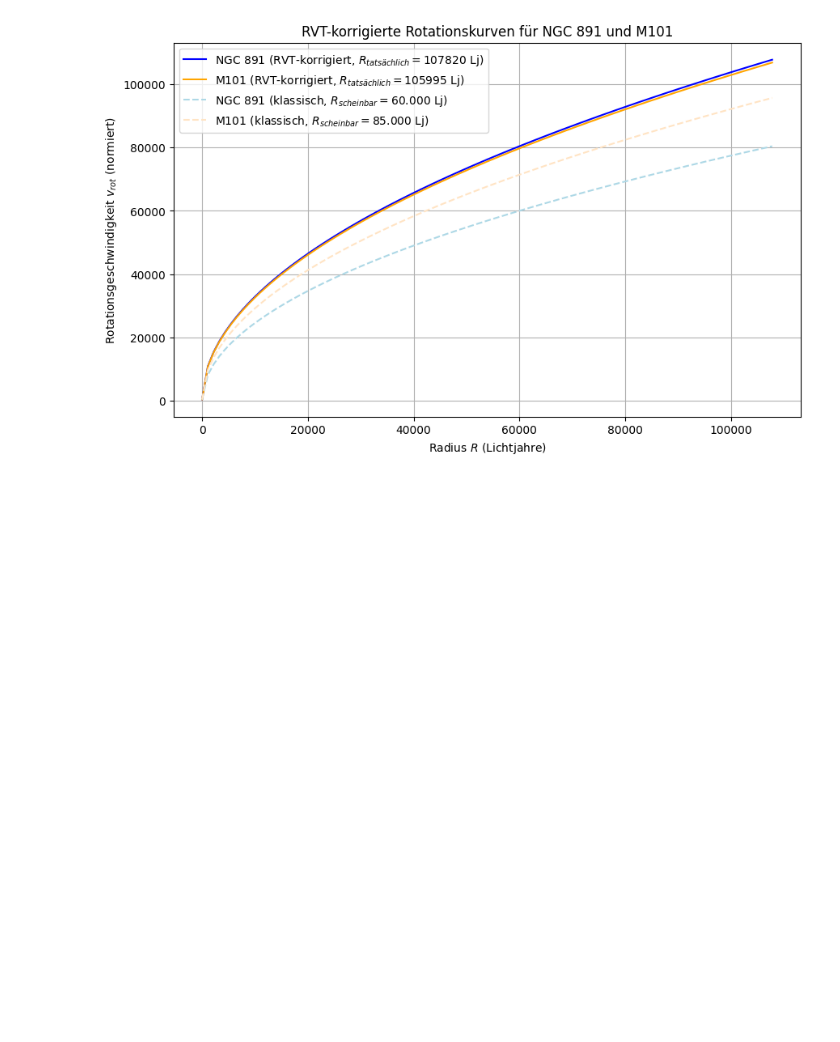
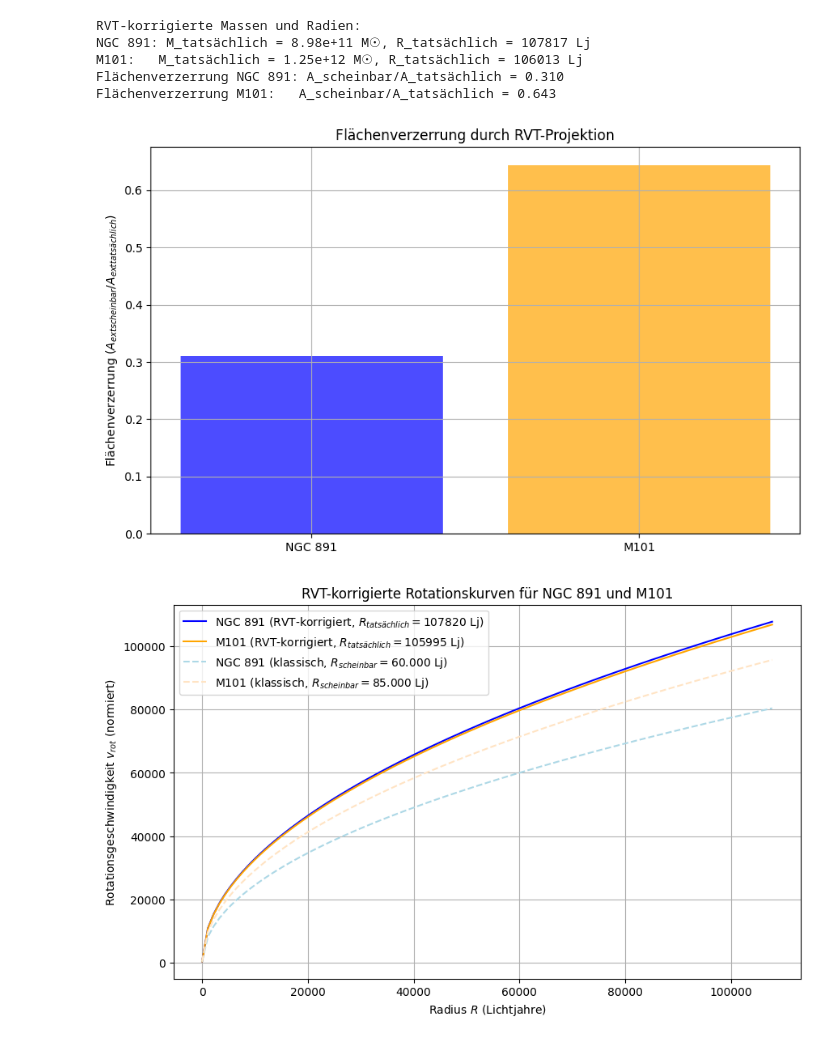
Before and after one commit to Kratzramanis/RVT-Verification, a Jupyter notebook: hammer.ipynb, the cells around one changed output. Saved outputs shown, nothing was run; the diff lists cells and outputs as text; code cells hidden in the pictures; blank space fills up the shorter version.

```diff
--- a/hammer.ipynb
+++ b/hammer.ipynb
@@ -55,3 +3,60 @@ plt.show()
+# %%
+import numpy as np
+import matplotlib.pyplot as plt
+
+# RVT-Boost-Faktor als Funktion des Inklinationswinkels
+def rvt_boost(i_deg):
+    i_rad = np.radians(i_deg)
+    return 1 + 0.8 * np.sin(i_rad)
+
+# Offizielle Daten
+M_scheinbar_ngc891 = 5e11  # M☉
+M_scheinbar_m101 = 1e12    # M☉
+R_scheinbar_ngc891 = 60000  # Lj
+R_scheinbar_m101 = 85000   # Lj
+
+# Inklinationswinkel
+i_ngc891 = 85
+i_m101 = 18
+
+# RVT-Boost-Faktoren
+gamma_ngc891 = rvt_boost(i_ngc891)
+gamma_m101 = rvt_boost(i_m101)
+
+# RVT-korrigierte Massen und Radien
+M_tatsächlich_ngc891 = M_scheinbar_ngc891 * gamma_ngc891
+M_tatsächlich_m101 = M_scheinbar_m101 * gamma_m101
+R_tatsächlich_ngc891 = R_scheinbar_ngc891 * gamma_ngc891
+R_tatsächlich_m101 = R_scheinbar_m101 * gamma_m101
+
+# Flächenverzerrung
+A_scheinbar_ngc891 = np.pi * (R_scheinbar_ngc891 * 9.461e15)**2
+A_scheinbar_m101 = np.pi * (R_scheinbar_m101 * 9.461e15)**2
+A_tatsächlich_ngc891 = np.pi * (R_tatsächlich_ngc891 * 9.461e15)**2
+A_tatsächlich_m101 = np.pi * (R_tatsächlich_m101 * 9.461e15)**2
+
+# Ausgabe der Ergebnisse
+print("RVT-korrigierte Massen und Radien:")
+print(f"NGC 891: M_tatsächlich = {M_tatsächlich_ngc891:.2e} M☉, R_tatsächlich = {R_tatsächlich_ngc891:.0f} Lj")
+print(f"M101:   M_tatsächlich = {M_tatsächlich_m101:.2e} M☉, R_tatsächlich = {R_tatsächlich_m101:.0f} Lj")
+print(f"Flächenverzerrung NGC 891: A_scheinbar/A_tatsächlich = {A_scheinbar_ngc891/A_tatsächlich_ngc891:.3f}")
+print(f"Flächenverzerrung M101:   A_scheinbar/A_tatsächlich = {A_scheinbar_m101/A_tatsächlich_m101:.3f}")
+
+# Visualisierung der Flächenverzerrung
+fig, ax = plt.subplots(figsize=(10, 6))
+ax.bar(['NGC 891', 'M101'], [A_scheinbar_ngc891/A_tatsächlich_ngc891, A_scheinbar_m101/A_tatsächlich_m101],
+        color=['blue', 'orange'], alpha=0.7)
+ax.set_ylabel('Flächenverzerrung ($A_{\text{scheinbar}} / A_{\text{tatsächlich}}$)')
+ax.set_title('Flächenverzerrung durch RVT-Projektion')
+ax.grid(True)
+plt.show()
+# %% [output]
+RVT-korrigierte Massen und Radien:
+NGC 891: M_tatsächlich = 8.98e+11 M☉, R_tatsächlich = 107817 Lj
+M101:   M_tatsächlich = 1.25e+12 M☉, R_tatsächlich = 106013 Lj
+Flächenverzerrung NGC 891: A_scheinbar/A_tatsächlich = 0.310
+Flächenverzerrung M101:   A_scheinbar/A_tatsächlich = 0.643
+[figure, added]
 # %%
 import numpy as np
 import matplotlib.pyplot as plt
```
Also changed, not shown: parts of 2 cells of this notebook.
